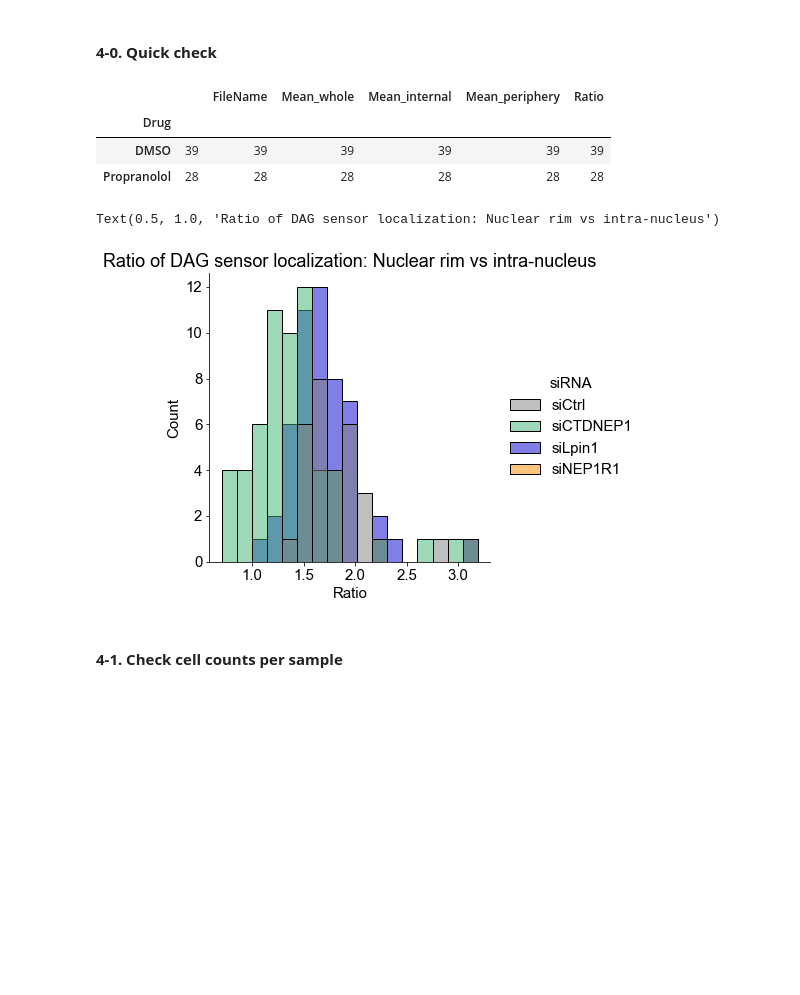
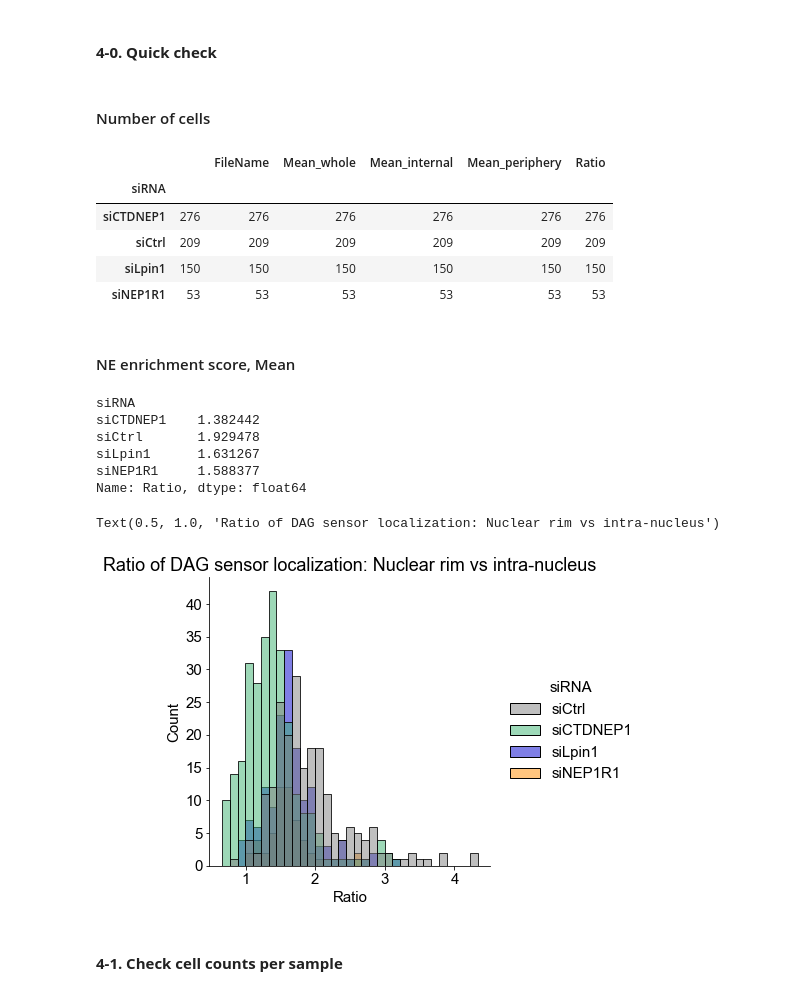
Before and after one commit to shokenlee/Lee_2023_Sun2-Lipid, a Jupyter notebook: DAGsensor.ipynb, the cells around one changed output. Drawn from its saved outputs; the diff is of its cells as text; code cells hidden in the pictures; blank space fills up the shorter version.

```diff
--- a/DAGsensor.ipynb
+++ b/DAGsensor.ipynb
@@ -17,12 +17,12 @@ warnings.filterwarnings('ignore')
 font = {'family': 'Arial', 'size': 15}
 mpl.rc('font', **font)
 plt.rcParams['svg.fonttype'] = 'none'
-# my_pal = ['mediumseagreen', 'dodgerblue']
-my_pal = ['grey', 'dodgerblue']
-# my_pal = ['grey', 'mediumseagreen', 'mediumblue', 'darkorange']
+# my_pal = ['grey', 'mediumseagreen', 'dodgerblue']
+# my_pal = ['grey', 'dodgerblue']
+my_pal = ['grey', 'mediumseagreen', 'mediumblue', 'darkorange']
 
 # set the directory where the data files are waiting
-directory = '/Users/ShokenLEE/Desktop/DATA/Common data spreadsheets/DAG sensor/Propranolol P-198,200 5min'
+directory = '/Users/ShokenLEE/Desktop/DATA/Common data spreadsheets/DAG sensor/siCTDNEP1, siLpin1'
 # %% [markdown]
 ### **1. Concanatate all the CSV files**
 # %%
@@ -69,8 +69,8 @@ memory usage: 3.7+ KB
 # %% [markdown]
 ####  **Drug**
 # %%
-df.loc[df['FileName'].str.contains('DMSO'), 'Drug'] = 'DMSO'
-df.loc[df['FileName'].str.contains('Propra'), 'Drug'] = 'Propranolol'
+# df.loc[df['FileName'].str.contains('DMSO'), 'Drug'] = 'DMSO'
+# df.loc[df['FileName'].str.contains('Propra'), 'Drug'] = 'Propranolol'
 # %% [markdown]
 ####  **siRNA**
 # %%
@@ -81,10 +81,8 @@ df.loc[df['FileName'].str.contains('NEP1R1'), 'siRNA'] = 'siNEP1R1'
 # %% [markdown]
 ####  **Constructs**
 # %%
-df.loc[df['FileName'].str.contains('WT'), 'siRNA'] = 'WT'
-df.loc[df['FileName'].str.contains('HA'), 'siRNA'] = 'HA'
-df.loc[df['FileName'].str.contains('Lpin1'), 'siRNA'] = 'siLpin1'
-df.loc[df['FileName'].str.contains('NEP1R1'), 'siRNA'] = 'siNEP1R1'
+# df.loc[df['FileName'].str.contains('WT'), 'Plasmid'] = 'WT'
+# df.loc[df['FileName'].str.contains('HA'), 'Plasmid'] = 'HA'
 # %% [markdown]
 ### **3. Cleaning**
 # %% [markdown]
@@ -112,20 +110,35 @@ memory usage: 4.2+ KB
 ### **4. Analysis**
 # %% [markdown]
 #### **4-0. Quick check**
+# %% [markdown]
+#### Number of cells
 # %%
-# df_not_zero.groupby(['siRNA']).count()
-df_not_zero.groupby(['Drug']).count()
+df_not_zero.groupby(['siRNA']).count()
+# df_not_zero.groupby(['Drug']).count()
 # %% [output]
 |  |  | FileName | Mean_whole | Mean_internal | Mean_periphery | Ratio |
-| Drug |  |  |  |  |  |  |
-| DMSO | 39 | 39 | 39 | 39 | 39 | 39 |
-| Propranolol | 28 | 28 | 28 | 28 | 28 | 28 |
+| siRNA |  |  |  |  |  |  |
+| siCTDNEP1 | 276 | 276 | 276 | 276 | 276 | 276 |
+| siCtrl | 209 | 209 | 209 | 209 | 209 | 209 |
+| siLpin1 | 150 | 150 | 150 | 150 | 150 | 150 |
+| siNEP1R1 | 53 | 53 | 53 | 53 | 53 | 53 |
+# %% [markdown]
+#### NE enrichment score, Mean
+# %%
+df_not_zero.groupby(['siRNA'])['Ratio'].mean()
+# %% [output]
+siRNA
+siCTDNEP1    1.382442
+siCtrl       1.929478
+siLpin1      1.631267
+siNEP1R1     1.588377
+Name: Ratio, dtype: float64
 # %%
 hist = sns.displot(data=df_not_zero, x='Ratio', hue='siRNA', hue_order=['siCtrl', 'siCTDNEP1', 'siLpin1', 'siNEP1R1'], palette=my_pal)
 plt.title('Ratio of DAG sensor localization: Nuclear rim vs intra-nucleus')
 # %% [output]
 Text(0.5, 1.0, 'Ratio of DAG sensor localization: Nuclear rim vs intra-nucleus')
-[figure, old version]
+[figure, new version]
 # %% [markdown]
 #### **4-1. Check cell counts per sample**
 # %%
```
Also changed, not shown: parts of 5 cells of this notebook.
